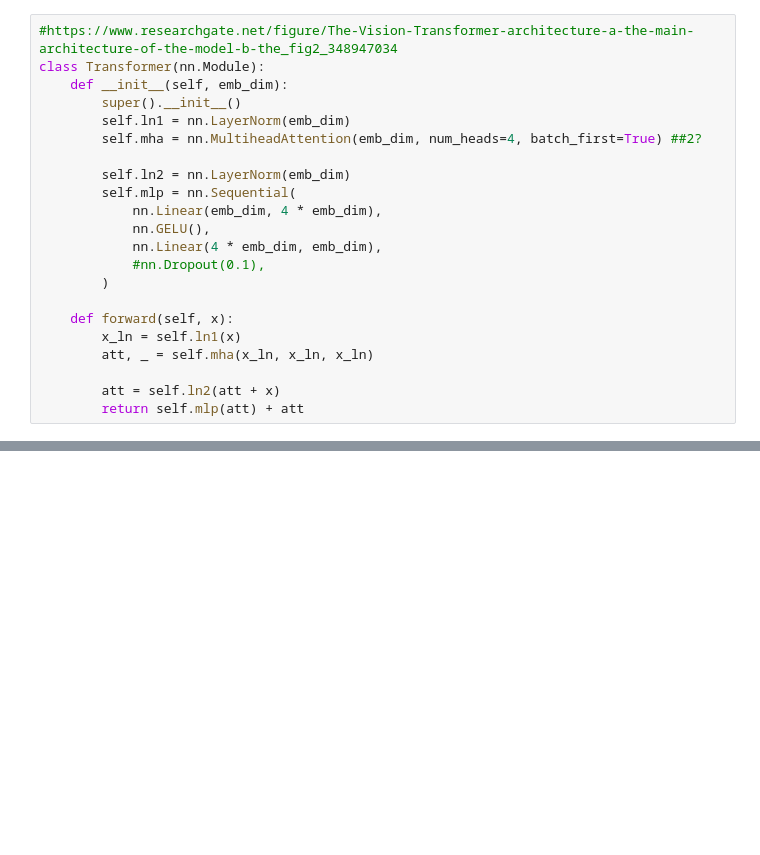
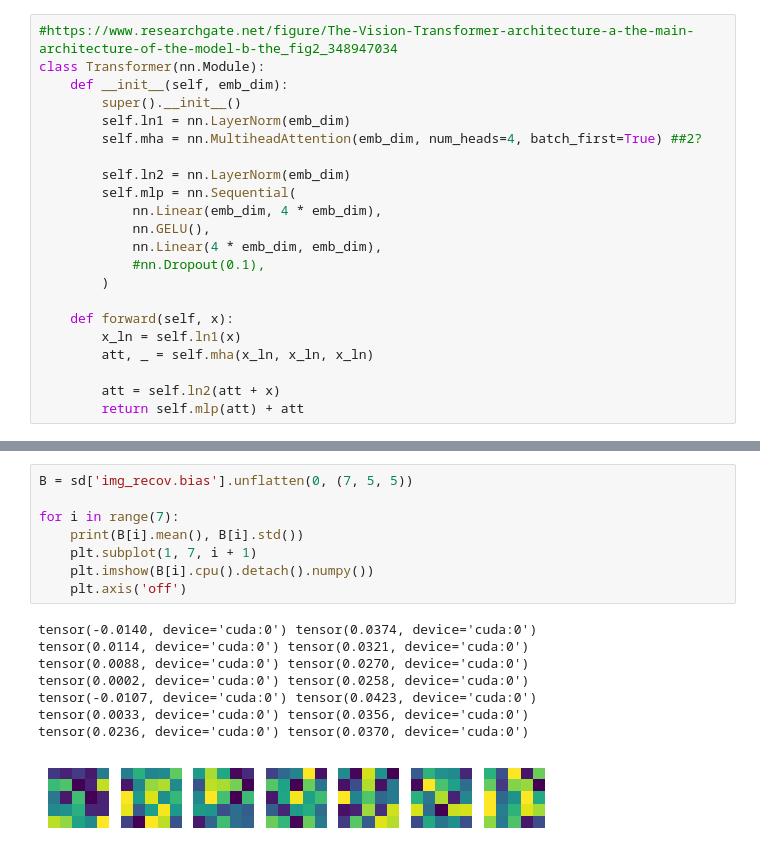
Before and after one commit to danilolc/deforestation-segmentation, a Jupyter notebook: 9 MAE.ipynb, the cells around one changed output, grey strips where cells are left out. Drawn from its saved outputs; the diff is of its cells as text; blank space fills up the shorter version.

```diff
--- a/9 MAE.ipynb
+++ b/9 MAE.ipynb
@@ -146,0 +221,17 @@ model = MyMAE(10, 85, 5, 256)
+# %%
+B = sd['img_recov.bias'].unflatten(0, (7, 5, 5))
+
+for i in range(7):
+    print(B[i].mean(), B[i].std())
+    plt.subplot(1, 7, i + 1)
+    plt.imshow(B[i].cpu().detach().numpy())
+    plt.axis('off')
+# %% [output]
+tensor(-0.0140, device='cuda:0') tensor(0.0374, device='cuda:0')
+tensor(0.0114, device='cuda:0') tensor(0.0321, device='cuda:0')
+tensor(0.0088, device='cuda:0') tensor(0.0270, device='cuda:0')
+tensor(0.0002, device='cuda:0') tensor(0.0258, device='cuda:0')
+tensor(-0.0107, device='cuda:0') tensor(0.0423, device='cuda:0')
+tensor(0.0033, device='cuda:0') tensor(0.0356, device='cuda:0')
+tensor(0.0236, device='cuda:0') tensor(0.0370, device='cuda:0')
+[figure, added]
```
Also changed, not shown: parts of 11 cells of this notebook, 2 other files.
